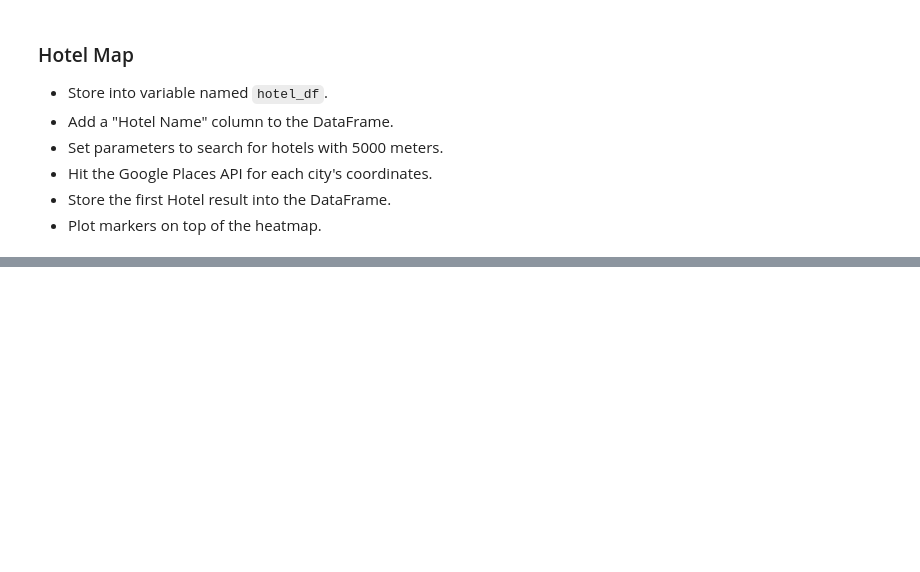
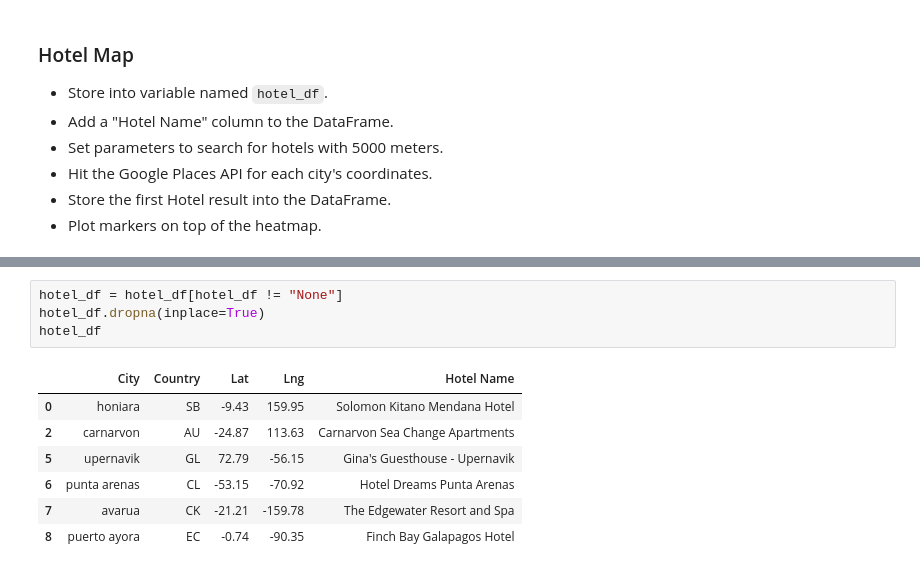
Before and after one commit to AEaker/python-api-challenge, a Jupyter notebook: VacationPy/VacationPy.ipynb, the cells around one changed output, grey strips where cells are left out. Drawn from its saved outputs; the diff is of its cells as text; blank space fills up the shorter version.

```diff
--- a/VacationPy/VacationPy.ipynb
+++ b/VacationPy/VacationPy.ipynb
@@ -68,3 +149,15 @@ fig
+# %%
+hotel_df = hotel_df[hotel_df != "None"]
+hotel_df.dropna(inplace=True)
+hotel_df
+# %% [output]
+|  | City | Country | Lat | Lng | Hotel Name |
+| 0 | honiara | SB | -9.43 | 159.95 | Solomon Kitano Mendana Hotel |
+| 2 | carnarvon | AU | -24.87 | 113.63 | Carnarvon Sea Change Apartments |
+| 5 | upernavik | GL | 72.79 | -56.15 | Gina's Guesthouse - Upernavik |
+| 6 | punta arenas | CL | -53.15 | -70.92 | Hotel Dreams Punta Arenas |
+| 7 | avarua | CK | -21.21 | -159.78 | The Edgewater Resort and Spa |
+| 8 | puerto ayora | EC | -0.74 | -90.35 | Finch Bay Galapagos Hotel |
 # %%
 # NOTE: Do not change any of the code in this cell
 
```
Also changed, not shown: parts of 8 cells of this notebook.
